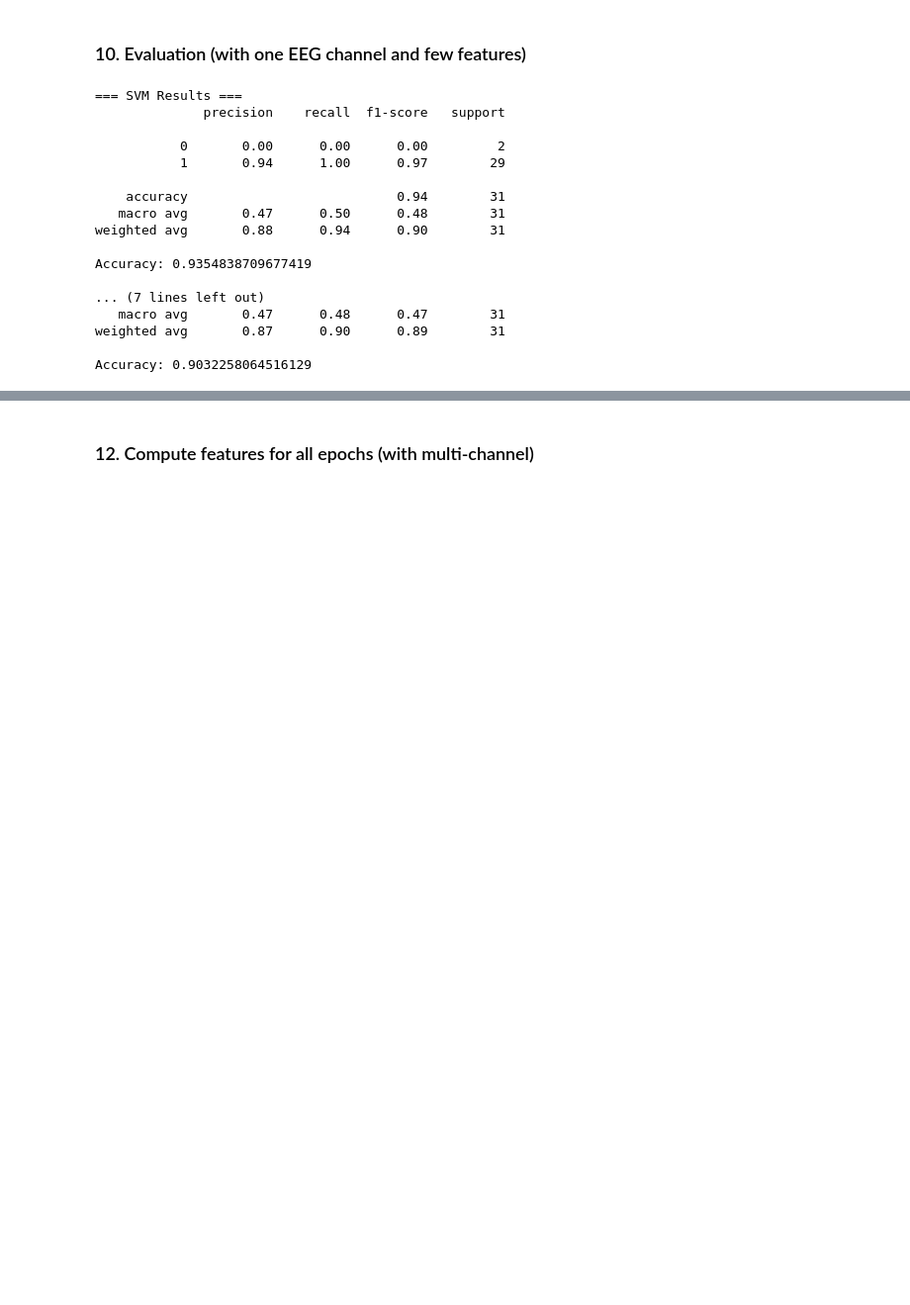
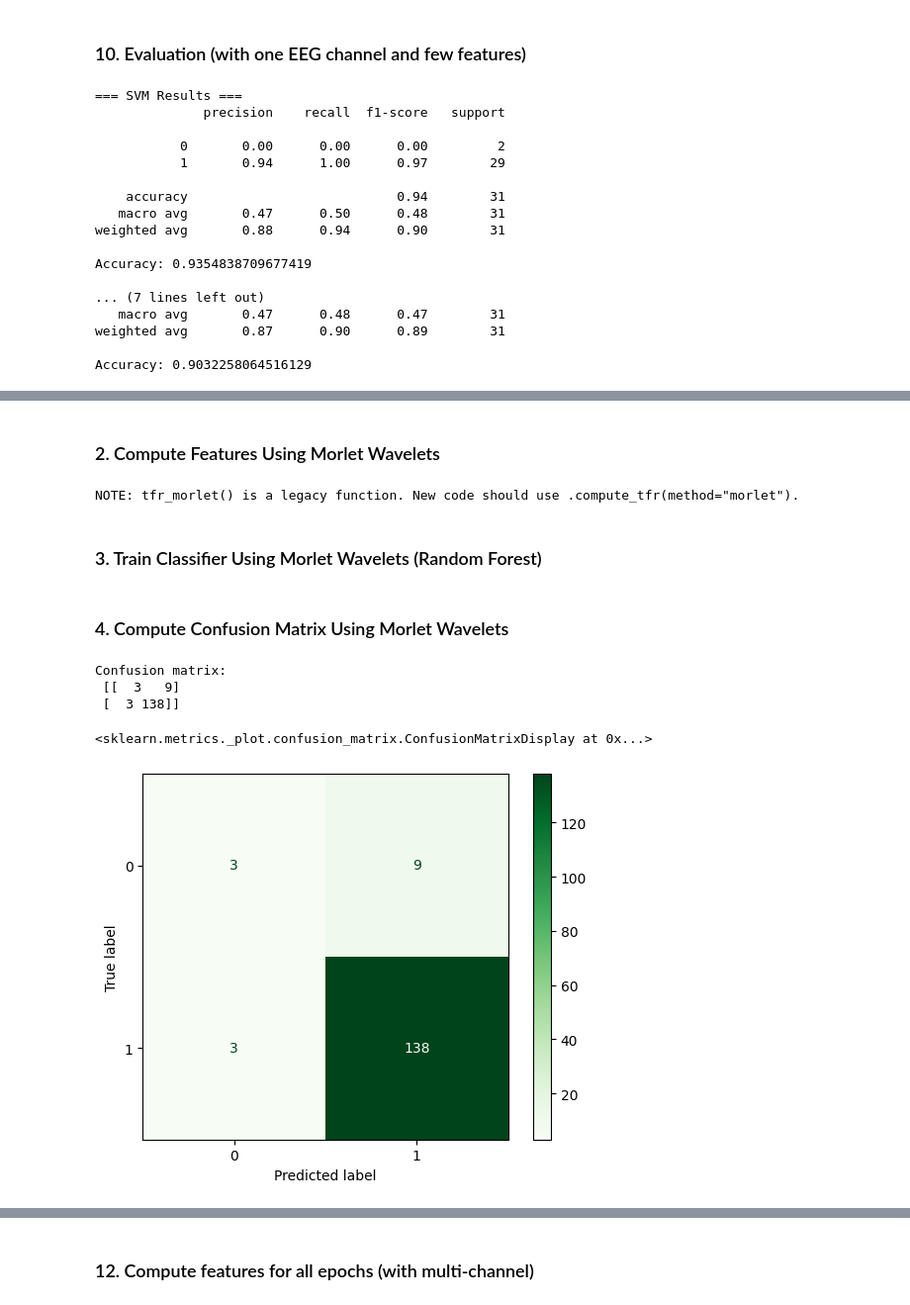
Before and after one commit to Mbala12/SVM-RF-with-Sleep-Database, a Jupyter notebook: SVM_RF_Classification.ipynb, the cells around one changed output, grey strips where cells are left out. Shown at 99% size. Cells and saved outputs as stored; diff of their text form; code cells hidden in the pictures; blank space fills up the shorter version.

```diff
--- a/SVM_RF_Classification.ipynb
+++ b/SVM_RF_Classification.ipynb
@@ -68,7 +70,7 @@ from sklearn.metrics import classification_report, accuracy_score
 # %% [markdown]
 ### 2. Loading of EDF and Hypnogram files
 # %%
-path = r"C:\Users\Admin\PycharmProjects\SVM + RF"
+path = r"C:\Users\Admin\PycharmProjects\SVM-RF-with-Sleep-Database"
 data_dir = os.path.join(path, "Data001")
 files = os.listdir(data_dir)
 
@@ -147,10 +148,10 @@ mapping = {
     "Sleep stage R": 4
 }
 
-events, event_id = mne.events_from_annotations(raw, event_id=mapping)
+events, event_id = mne.events_from_annotations(data, event_id=mapping)
 
 epochs = mne.Epochs(
-    raw,
+    data,
     events,
     event_id=None,
     tmin=0,
@@ -291,0 +321,54 @@ Accuracy: 0.9032258064516129
+# %% [markdown]
+### 2. Compute Features Using Morlet Wavelets
+# %%
+# Define frequencies of interest (e.g., typical EEG bands)
+freqs = np.arange(1, 25, 1)  # 1 Hz to 30 Hz
+n_cycles = freqs / 2.0        # different n_cycles per frequency
+
+# Compute time-frequency representation using complex Morlet wavelets
+power = mne.time_frequency.tfr_morlet(epochs, freqs=freqs, n_cycles=n_cycles,
+                                      use_fft=True, return_itc=False,
+                                      decim=3, average=False)
+
+# power.data shape: (n_epochs, n_channels, n_freqs, n_times)
+# Flatten to features for classifier
+X_features = power.data.reshape(power.data.shape[0], -1)
+# %% [output]
+NOTE: tfr_morlet() is a legacy function. New code should use .compute_tfr(method="morlet").
+# %% [markdown]
+### 3. Train Classifier Using Morlet Wavelets (Random Forest)
+# %%
+clf = RandomForestClassifier(n_estimators=100, random_state=42)
+kf = StratifiedKFold(n_splits=5, shuffle=True, random_state=42)
+
+y_true_all = []
+y_pred_all = []
+
+for train_idx, test_idx in kf.split(X_avg, y):
+    X_train, X_test = X_avg[train_idx], X_avg[test_idx]
+    y_train, y_test = y[train_idx], y[test_idx]
+
+    clf.fit(X_train, y_train)
+    y_pred = clf.predict(X_test)
+
+    y_true_all.extend(y_test)
+    y_pred_all.extend(y_pred)
+# %% [markdown]
+### 4. Compute Confusion Matrix Using Morlet Wavelets
+# %%
+from sklearn.metrics import confusion_matrix, ConfusionMatrixDisplay
+
+cm = confusion_matrix(y_true_all, y_pred_all)
+#cm= confusion_matrix(y_true_all, y_pred_all, normalize='true')
+print("Confusion matrix:\n", cm)
+
+# Optional: plot it
+disp = ConfusionMatrixDisplay(confusion_matrix=cm,
+                              display_labels=np.unique(y))
+disp.plot(cmap='Greens')
+# %% [output]
+Confusion matrix:
+ [[  3   9]
+ [  3 138]]
+<sklearn.metrics._plot.confusion_matrix.ConfusionMatrixDisplay at 0x...>
+[figure, added]
```
Also changed, not shown: parts of 21 cells of this notebook.
